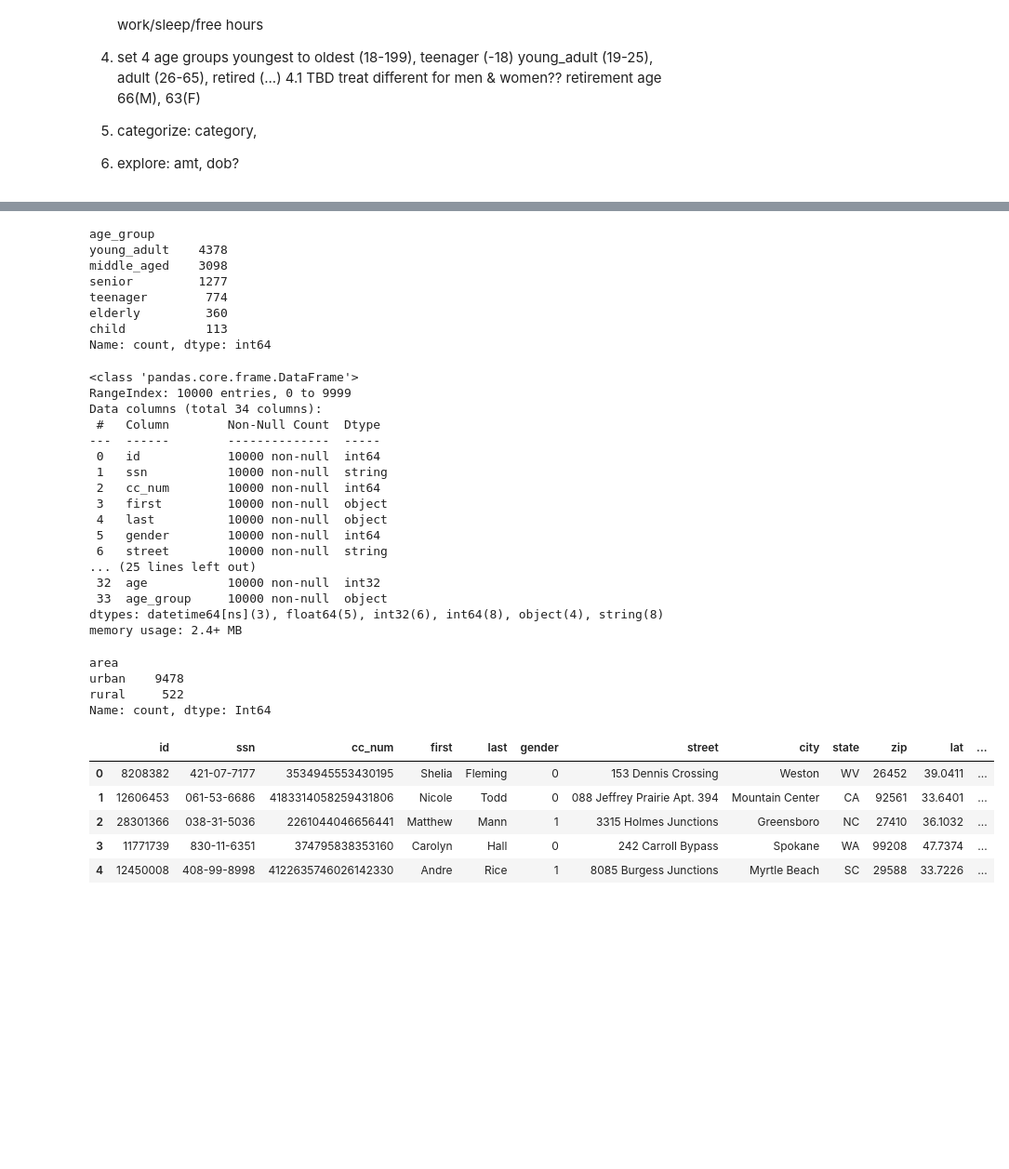
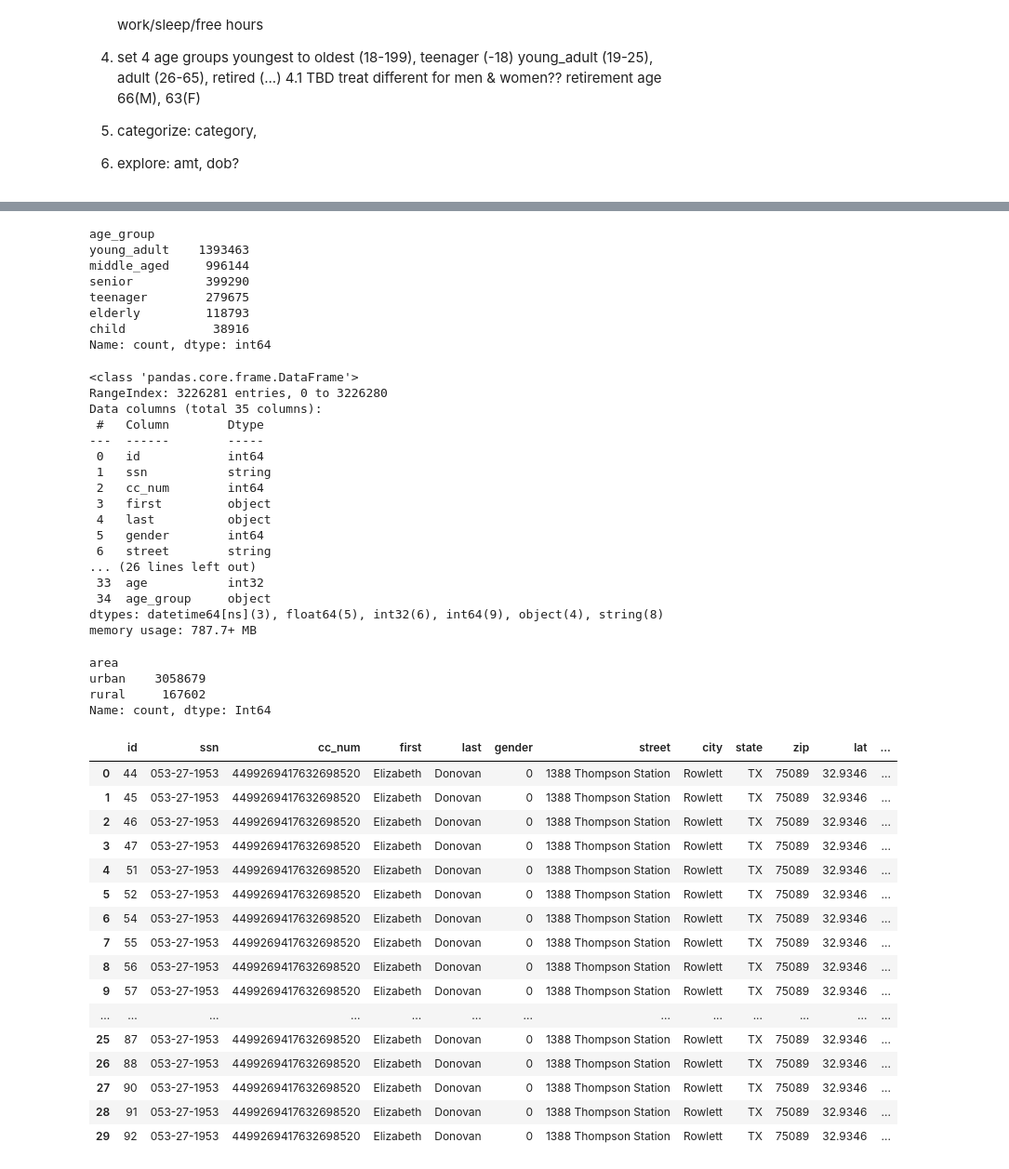
Before and after one commit to Myself-and-me/Credit_Card_Fraud_Detection, a Jupyter notebook: ds18_ml-proj-2.ipynb, the cells around one changed output, grey strips where cells are left out. Shown at 93% size. Drawn from its saved outputs; the diff is of its cells as text; code cells hidden in the pictures; blank space fills up the shorter version.

```diff
--- a/ds18_ml-proj-2.ipynb
+++ b/ds18_ml-proj-2.ipynb
@@ -11,8 +11,8 @@ warnings.filterwarnings('ignore')
 # %% [markdown]
 Load the data...
 # %%
-#df = pd.read_csv('../csv/credit_card_fraud_2019_q1.csv')
-df = pd.read_csv('csv/credit_card_fraud_sample_10K.csv')
+df = pd.read_csv('../csv/credit_card_fraud_2019_q1.csv')
+#df = pd.read_csv('csv/credit_card_fraud_sample_10K.csv')
 # %%
 # Set Pandas options to display full rows
 pd.set_option('display.max_colwidth', None)  # Show full column contents
@@ -154,12 +154,12 @@ df['age_group'] = df['age'].apply(age_group)
 df['age_group'].value_counts()
 # %% [output]
 age_group
-young_adult    4378
-middle_aged    3098
-senior         1277
-teenager        774
-elderly         360
-child           113
+young_adult    1393463
+middle_aged     996144
+senior          399290
+teenager        279675
+elderly         118793
+child            38916
 Name: count, dtype: int64
 # %%
 df['ssn'] = df['ssn'].astype('string')
@@ -174,22 +174,22 @@ df['merchant'] = df['merchant'].astype('string')
 df.info()
 # %% [output]
 <class 'pandas.core.frame.DataFrame'>
-RangeIndex: 10000 entries, 0 to 9999
-Data columns (total 34 columns):
- #   Column        Non-Null Count  Dtype
----  ------        --------------  -----
- 0   id            10000 non-null  int64
- 1   ssn           10000 non-null  string
- 2   cc_num        10000 non-null  int64
- 3   first         10000 non-null  object
- 4   last          10000 non-null  object
- 5   gender        10000 non-null  int64
- 6   street        10000 non-null  string
-... (25 lines left out)
- 32  age           10000 non-null  int32
- 33  age_group     10000 non-null  object
-dtypes: datetime64[ns](3), float64(5), int32(6), int64(8), object(4), string(8)
-memory usage: 2.4+ MB
+RangeIndex: 3226281 entries, 0 to 3226280
+Data columns (total 35 columns):
+ #   Column        Dtype
+---  ------        -----
+ 0   id            int64
+ 1   ssn           string
+ 2   cc_num        int64
+ 3   first         object
+ 4   last          object
+ 5   gender        int64
+ 6   street        string
+... (26 lines left out)
+ 33  age           int32
+ 34  age_group     object
+dtypes: datetime64[ns](3), float64(5), int32(6), int64(9), object(4), string(8)
+memory usage: 787.7+ MB
 # %%
 # set area
 #df['profile'] = df['profile'].str.replace('.json', '')
@@ -199,18 +199,29 @@ df['area'] = df['profile'].str.extract(r'_(rural|urban)\.json')
 print(df['area'].value_counts())
 # %% [output]
 area
-urban    9478
-rural     522
+urban    3058679
+rural     167602
 Name: count, dtype: Int64
 # %%
 #potential dropouts
 #['ssn','cc_num', 'trans_num', 'first','last','dob']
 # %%
-df.head()
+df.head(3)
 # %% [output]
 |  | id | ssn | cc_num | first | last | gender | street | city | state | zip | lat | ... |
-| 0 | 8208382 | 421-07-7177 | 3534945553430195 | Shelia | Fleming | 0 | 153 Dennis Crossing | Weston | WV | 26452 | 39.0411 | ... |
-| 1 | 12606453 | 061-53-6686 | 4183314058259431806 | Nicole | Todd | 0 | 088 Jeffrey Prairie Apt. 394 | Mountain Center | CA | 92561 | 33.6401 | ... |
-| 2 | 28301366 | 038-31-5036 | 2261044046656441 | Matthew | Mann | 1 | 3315 Holmes Junctions | Greensboro | NC | 27410 | 36.1032 | ... |
-| 3 | 11771739 | 830-11-6351 | 374795838353160 | Carolyn | Hall | 0 | 242 Carroll Bypass | Spokane | WA | 99208 | 47.7374 | ... |
-| 4 | 12450008 | 408-99-8998 | 4122635746026142330 | Andre | Rice | 1 | 8085 Burgess Junctions | Myrtle Beach | SC | 29588 | 33.7226 | ... |
+| 0 | 44 | 053-27-1953 | 4499269417632698520 | Elizabeth | Donovan | 0 | 1388 Thompson Station | Rowlett | TX | 75089 | 32.9346 | ... |
+| 1 | 45 | 053-27-1953 | 4499269417632698520 | Elizabeth | Donovan | 0 | 1388 Thompson Station | Rowlett | TX | 75089 | 32.9346 | ... |
+| 2 | 46 | 053-27-1953 | 4499269417632698520 | Elizabeth | Donovan | 0 | 1388 Thompson Station | Rowlett | TX | 75089 | 32.9346 | ... |
+| 3 | 47 | 053-27-1953 | 4499269417632698520 | Elizabeth | Donovan | 0 | 1388 Thompson Station | Rowlett | TX | 75089 | 32.9346 | ... |
+| 4 | 51 | 053-27-1953 | 4499269417632698520 | Elizabeth | Donovan | 0 | 1388 Thompson Station | Rowlett | TX | 75089 | 32.9346 | ... |
+| 5 | 52 | 053-27-1953 | 4499269417632698520 | Elizabeth | Donovan | 0 | 1388 Thompson Station | Rowlett | TX | 75089 | 32.9346 | ... |
+| 6 | 54 | 053-27-1953 | 4499269417632698520 | Elizabeth | Donovan | 0 | 1388 Thompson Station | Rowlett | TX | 75089 | 32.9346 | ... |
+| 7 | 55 | 053-27-1953 | 4499269417632698520 | Elizabeth | Donovan | 0 | 1388 Thompson Station | Rowlett | TX | 75089 | 32.9346 | ... |
+| 8 | 56 | 053-27-1953 | 4499269417632698520 | Elizabeth | Donovan | 0 | 1388 Thompson Station | Rowlett | TX | 75089 | 32.9346 | ... |
+| 9 | 57 | 053-27-1953 | 4499269417632698520 | Elizabeth | Donovan | 0 | 1388 Thompson Station | Rowlett | TX | 75089 | 32.9346 | ... |
+| ... | ... | ... | ... | ... | ... | ... | ... | ... | ... | ... | ... | ... |
+| 25 | 87 | 053-27-1953 | 4499269417632698520 | Elizabeth | Donovan | 0 | 1388 Thompson Station | Rowlett | TX | 75089 | 32.9346 | ... |
+| 26 | 88 | 053-27-1953 | 4499269417632698520 | Elizabeth | Donovan | 0 | 1388 Thompson Station | Rowlett | TX | 75089 | 32.9346 | ... |
+| 27 | 90 | 053-27-1953 | 4499269417632698520 | Elizabeth | Donovan | 0 | 1388 Thompson Station | Rowlett | TX | 75089 | 32.9346 | ... |
+| 28 | 91 | 053-27-1953 | 4499269417632698520 | Elizabeth | Donovan | 0 | 1388 Thompson Station | Rowlett | TX | 75089 | 32.9346 | ... |
+| 29 | 92 | 053-27-1953 | 4499269417632698520 | Elizabeth | Donovan | 0 | 1388 Thompson Station | Rowlett | TX | 75089 | 32.9346 | ... |
```
Also changed, not shown: parts of 5 cells of this notebook, 1 other file.
